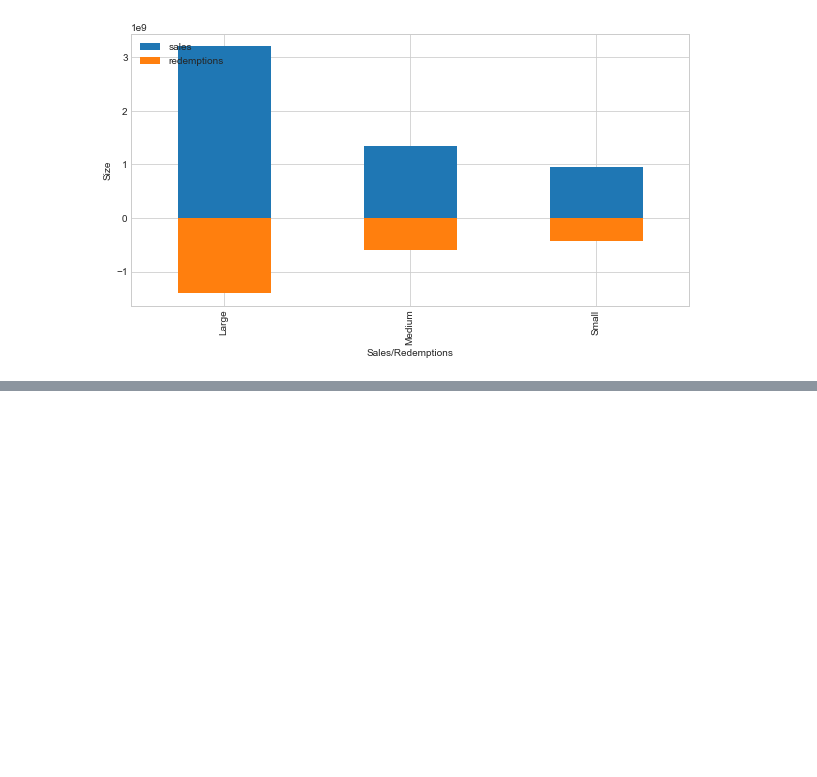
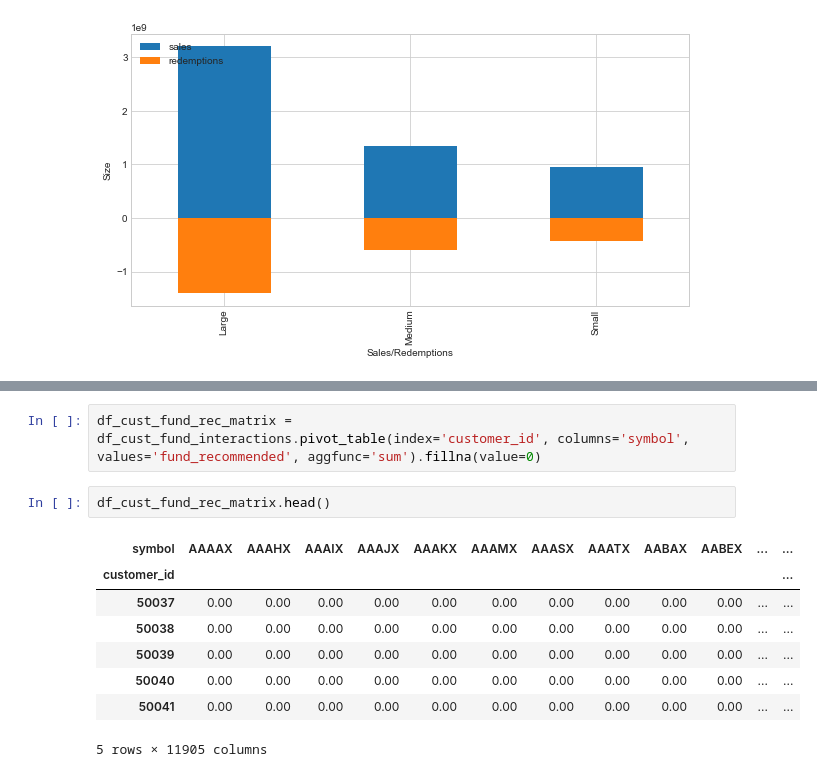
Before and after one commit to bthodla/udsnd_capstone, a Jupyter notebook: invest_sure.ipynb, the cells around one changed output, grey strips where cells are left out. Saved outputs shown, nothing was run; the diff lists cells and outputs as text; blank space fills up the shorter version.

```diff
--- a/invest_sure.ipynb
+++ b/invest_sure.ipynb
@@ -298,0 +510,13 @@ plt.ylabel('State');
+# %%
+df_cust_fund_rec_matrix = df_cust_fund_interactions.pivot_table(index='customer_id', columns='symbol', values='fund_recommended', aggfunc='sum').fillna(value=0)
+# %%
+df_cust_fund_rec_matrix.head()
+# %% [output]
+| symbol | AAAAX | AAAHX | AAAIX | AAAJX | AAAKX | AAAMX | AAASX | AAATX | AABAX | AABEX | ... | ... |
+| customer_id |  |  |  |  |  |  |  |  |  |  |  | ... |
+| 50037 | 0.00 | 0.00 | 0.00 | 0.00 | 0.00 | 0.00 | 0.00 | 0.00 | 0.00 | 0.00 | ... | ... |
+| 50038 | 0.00 | 0.00 | 0.00 | 0.00 | 0.00 | 0.00 | 0.00 | 0.00 | 0.00 | 0.00 | ... | ... |
+| 50039 | 0.00 | 0.00 | 0.00 | 0.00 | 0.00 | 0.00 | 0.00 | 0.00 | 0.00 | 0.00 | ... | ... |
+| 50040 | 0.00 | 0.00 | 0.00 | 0.00 | 0.00 | 0.00 | 0.00 | 0.00 | 0.00 | 0.00 | ... | ... |
+| 50041 | 0.00 | 0.00 | 0.00 | 0.00 | 0.00 | 0.00 | 0.00 | 0.00 | 0.00 | 0.00 | ... | ... |
+5 rows × 11905 columns
```
Also changed, not shown: parts of 46 cells of this notebook, 2 other files.
